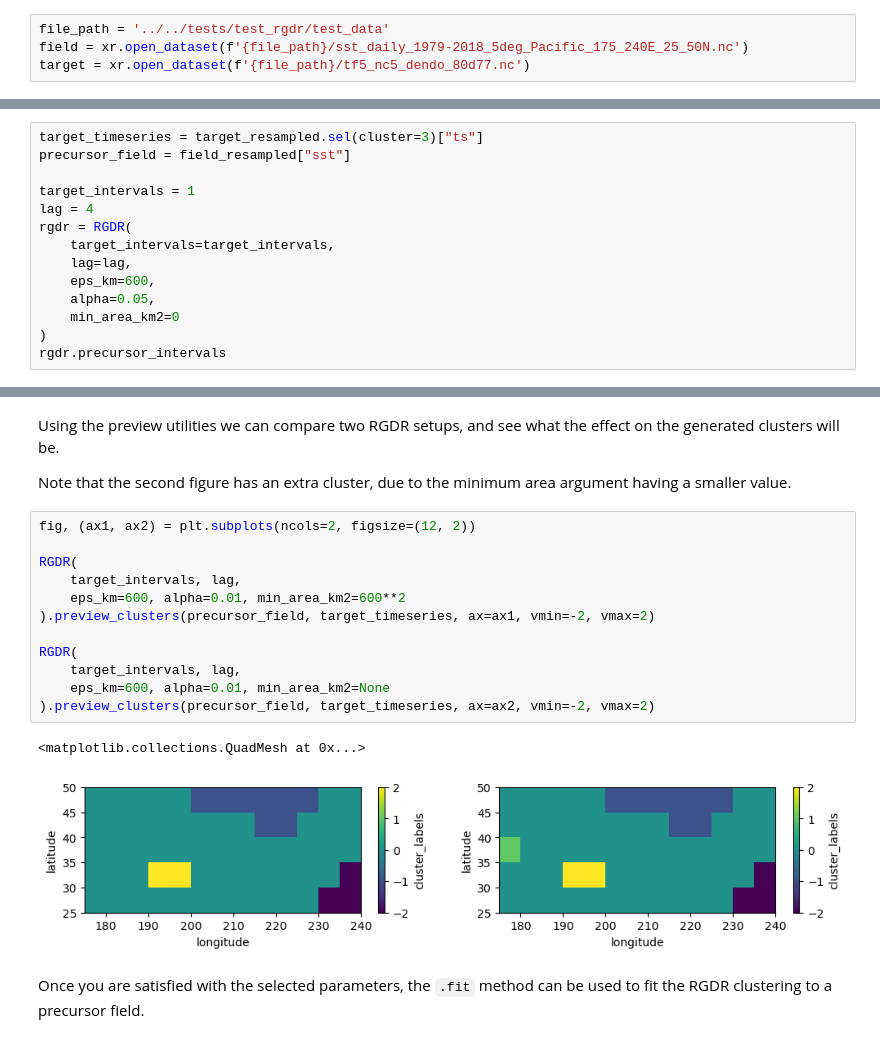
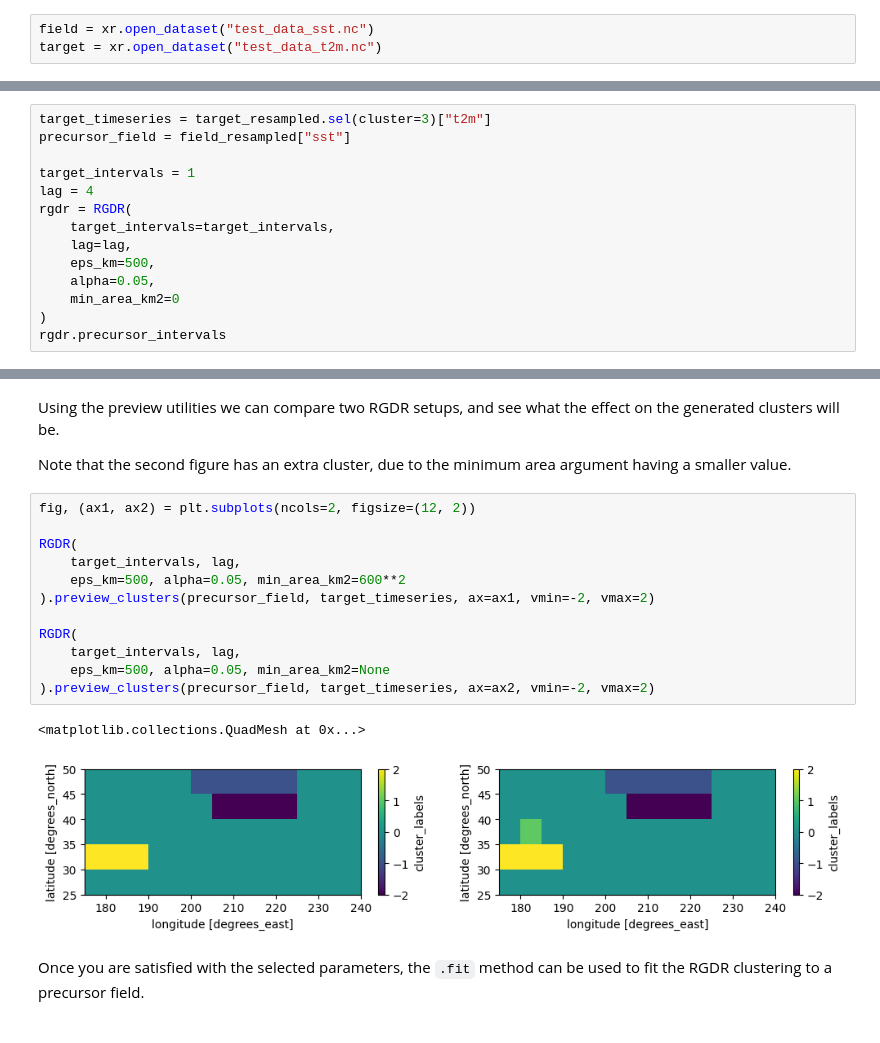
Before and after one commit to AI4S2S/s2spy, a Jupyter notebook: docs/notebooks/tutorial_RGDR.ipynb, the cells around one changed output, grey strips where cells are left out. Saved outputs shown, nothing was run; the diff lists cells and outputs as text.

```diff
--- a/docs/notebooks/tutorial_RGDR.ipynb
+++ b/docs/notebooks/tutorial_RGDR.ipynb
@@ -11,7 +19,6 @@ First we will load in some example data, and resample them using `lilio`'s `Cale
 # %%
-file_path = '../../tests/test_rgdr/test_data'
-field = xr.open_dataset(f'{file_path}/sst_daily_1979-2018_5deg_Pacific_175_240E_25_50N.nc')
-target = xr.open_dataset(f'{file_path}/tf5_nc5_dendo_80d77.nc')
+field = xr.open_dataset("test_data_sst.nc")
+target = xr.open_dataset("test_data_t2m.nc")
 # %% [markdown]
 Create calendar, map it to dataset and visualize it.
 # %%
@@ -43,7 +50,7 @@ In the illustration you see the algorithm that is used to calculate the correlat
 
 Below we use the first target interval, and a lag of `4`. This makes the precursor interval index `-4`. An example with multiple targets follows later.
 # %%
-target_timeseries = target_resampled.sel(cluster=3)["ts"]
+target_timeseries = target_resampled.sel(cluster=3)["t2m"]
 precursor_field = field_resampled["sst"]
 
 target_intervals = 1
@@ -51,7 +58,7 @@ lag = 4
 rgdr = RGDR(
     target_intervals=target_intervals,
     lag=lag,
-    eps_km=600,
+    eps_km=500,
     alpha=0.05,
     min_area_km2=0
 )
@@ -75,18 +82,18 @@ Note that the second figure has an extra cluster, due to the minimum area argume
 # %%
 fig, (ax1, ax2) = plt.subplots(ncols=2, figsize=(12, 2))
 
 RGDR(
     target_intervals, lag,
-    eps_km=600, alpha=0.01, min_area_km2=600**2
+    eps_km=500, alpha=0.05, min_area_km2=600**2
 ).preview_clusters(precursor_field, target_timeseries, ax=ax1, vmin=-2, vmax=2)
 
 RGDR(
     target_intervals, lag,
-    eps_km=600, alpha=0.01, min_area_km2=None
+    eps_km=500, alpha=0.05, min_area_km2=None
 ).preview_clusters(precursor_field, target_timeseries, ax=ax2, vmin=-2, vmax=2)
 # %% [output]
 <matplotlib.collections.QuadMesh at 0x...>
-[figure, old version]
+[figure, new version]
 # %% [markdown]
 Once you are satisfied with the selected parameters, the `.fit` method can be used to fit the RGDR clustering to a precursor field.
 # %%
```
Also changed, not shown: parts of 10 cells of this notebook, 1 other file.
